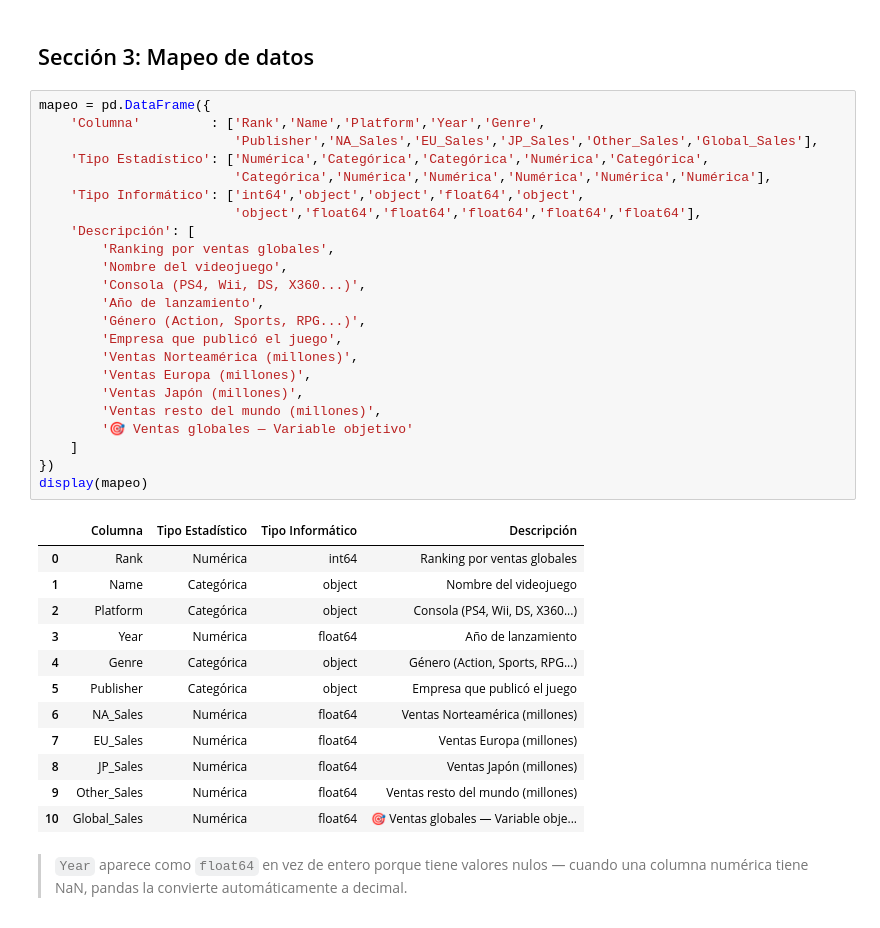
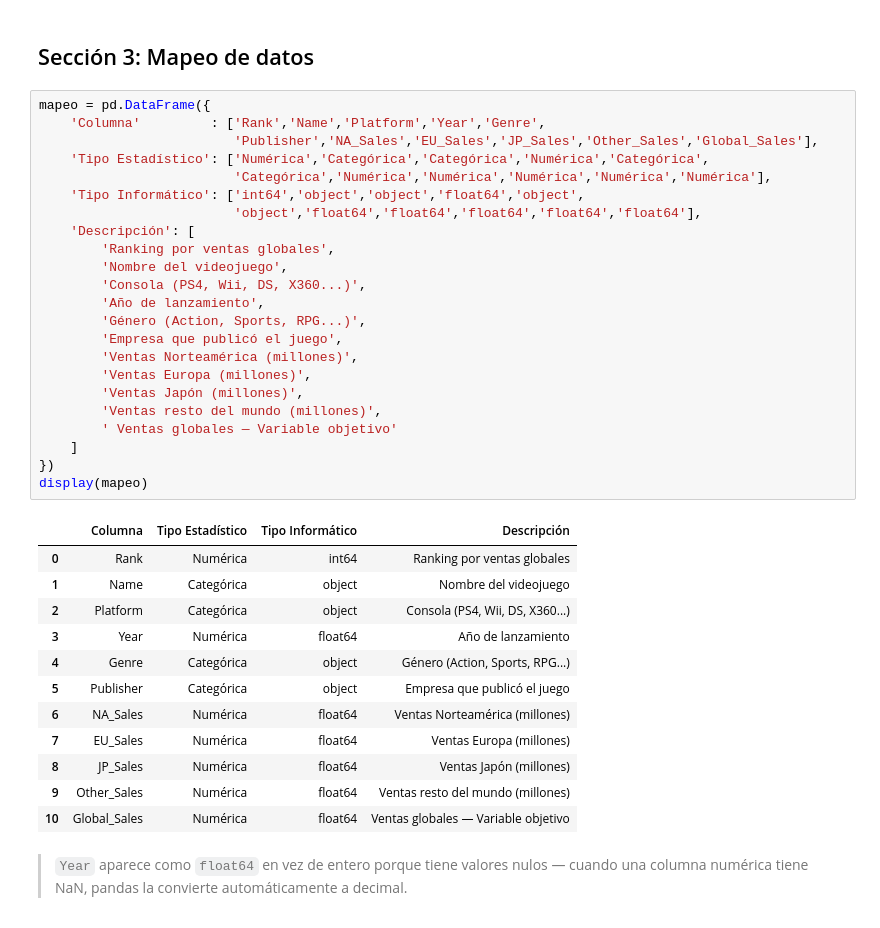
Before and after one commit to KaRaMbIIt/Mineria_De_Datos_VideoGameSales, a Jupyter notebook: Ev_1_Mineria_de_Datos.ipynb, the cells around one changed output. Saved outputs shown, nothing was run; the diff lists cells and outputs as text.

```diff
--- a/Ev_1_Mineria_de_Datos.ipynb
+++ b/Ev_1_Mineria_de_Datos.ipynb
@@ -55,35 +55,35 @@ mapeo = pd.DataFrame({
     'Tipo Estadístico': ['Numérica','Categórica','Categórica','Numérica','Categórica',
                          'Categórica','Numérica','Numérica','Numérica','Numérica','Numérica'],
     'Tipo Informático': ['int64','object','object','float64','object',
                          'object','float64','float64','float64','float64','float64'],
     'Descripción': [
         'Ranking por ventas globales',
         'Nombre del videojuego',
         'Consola (PS4, Wii, DS, X360...)',
         'Año de lanzamiento',
         'Género (Action, Sports, RPG...)',
         'Empresa que publicó el juego',
         'Ventas Norteamérica (millones)',
         'Ventas Europa (millones)',
         'Ventas Japón (millones)',
         'Ventas resto del mundo (millones)',
-        '🎯 Ventas globales — Variable objetivo'
+        ' Ventas globales — Variable objetivo'
     ]
 })
 display(mapeo)
 # %% [output]
 |  | Columna | Tipo Estadístico | Tipo Informático | Descripción |
 | 0 | Rank | Numérica | int64 | Ranking por ventas globales |
 | 1 | Name | Categórica | object | Nombre del videojuego |
 | 2 | Platform | Categórica | object | Consola (PS4, Wii, DS, X360...) |
 | 3 | Year | Numérica | float64 | Año de lanzamiento |
 | 4 | Genre | Categórica | object | Género (Action, Sports, RPG...) |
 | 5 | Publisher | Categórica | object | Empresa que publicó el juego |
 | 6 | NA_Sales | Numérica | float64 | Ventas Norteamérica (millones) |
 | 7 | EU_Sales | Numérica | float64 | Ventas Europa (millones) |
 | 8 | JP_Sales | Numérica | float64 | Ventas Japón (millones) |
 | 9 | Other_Sales | Numérica | float64 | Ventas resto del mundo (millones) |
-| 10 | Global_Sales | Numérica | float64 | 🎯 Ventas globales — Variable obje... |
+| 10 | Global_Sales | Numérica | float64 | Ventas globales — Variable objetivo |
 # %% [markdown]
 > `Year` aparece como `float64` en vez de entero porque tiene valores nulos — cuando una columna numérica tiene NaN, pandas la convierte automáticamente a decimal.
 # %% [markdown]
```
Also changed, not shown: parts of 9 cells of this notebook.
